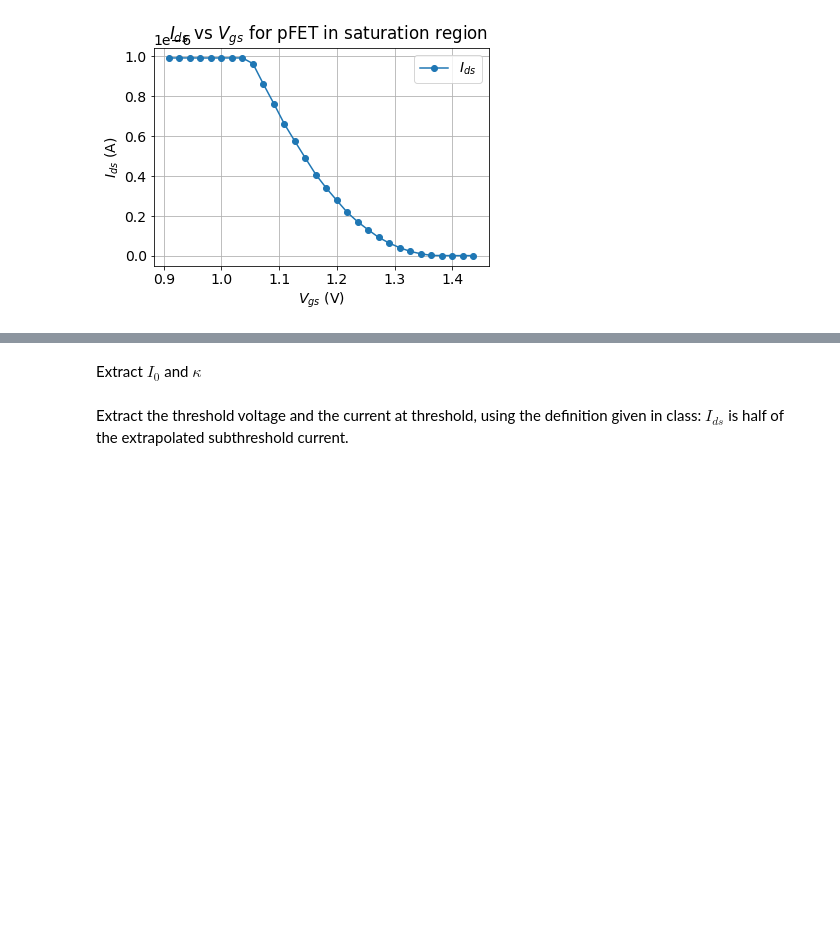
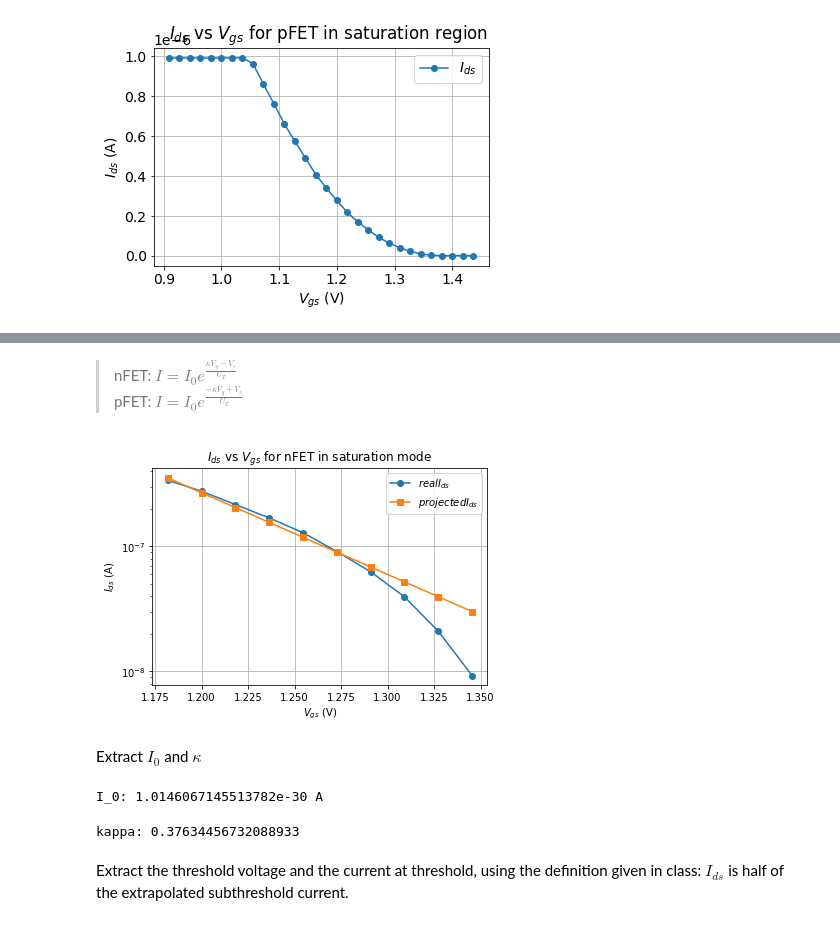
Before and after one commit to janhohenheim/neuromorphic-engineering-one, a Jupyter notebook: neuromorphic_engineering_one/session3_subthreshold_behavior_of_transistors/2021_Lab3_SubThr_4.5_Jan_Hohenheim.ipynb, the cells around one changed output, grey strips where cells are left out. Saved outputs shown, nothing was run; the diff lists cells and outputs as text; code cells hidden in the pictures; blank space fills up the shorter version.

```diff
--- a/neuromorphic_engineering_one/session3_subthreshold_behavior_of_transistors/2021_Lab3_SubThr_4.5_Jan_Hohenheim.ipynb
+++ b/neuromorphic_engineering_one/session3_subthreshold_behavior_of_transistors/2021_Lab3_SubThr_4.5_Jan_Hohenheim.ipynb
@@ -474,2 +481,28 @@ Arbitrary Ids close to Vds - threshold: 6.274414099394221e-08
+# %% [markdown]
+> nFET: $I = I_0 e^{\frac{\kappa V_g - V_s}{U_T}}$
+> pFET: $I = I_0 e^{\frac{-\kappa V_g + V_s}{U_T}}$
+# %%
+# fit in the valid range (you may want to add the fitted line in the plot)
+from scipy.optimize import curve_fit
+
+valid_Vgs = Vgs[65:75]
+valid_Ids = Ids[65:75]
+V_sp = 1.8
+def get_Ids(Vgs, kappa, I0):
+    Ut = 0.025
+    return I0 * np.exp((-kappa * Vgs + V_sp)/Ut)
+popt, pcov = curve_fit(get_Ids, valid_Vgs, valid_Ids, p0=[0.79, 1e-10])
+fit_kappa, fit_I0 = popt
+y = get_Ids(valid_Vgs, fit_kappa, fit_I0)
+plt.semilogy(valid_Vgs, valid_Ids, "o-", label="$real I_{ds}$")
+plt.semilogy(valid_Vgs, y, "s-", label="$projected I_{ds}$")
+plt.title("$I_{ds}$ vs $V_{gs}$ for nFET in saturation mode")
+plt.xlabel("$V_{gs}$ (V)")
+plt.ylabel("$I_{ds}$ (A)")
+plt.grid()
+plt.legend()
+plt.show()
+# %% [output]
+[figure, added]
 # %% [markdown]
 Extract $I_0$ and $\kappa$
@@ -478,5 +509,13 @@ Extract $I_0$ and $\kappa$
+# %%
+# I_0
+print(f"I_0: {fit_I0} A")
+# %% [output]
+I_0: 1.0146067145513782e-30 A
 # %%
 # kappa
+print(f"kappa: {fit_kappa}")
+# %% [output]
+kappa: 0.37634456732088933
 # %% [markdown]
 Extract the threshold voltage and the current at threshold, using the definition given
 in class: $I_{ds}$ is half of the extrapolated subthreshold current.
```
Also changed, not shown: parts of 10 cells of this notebook.
